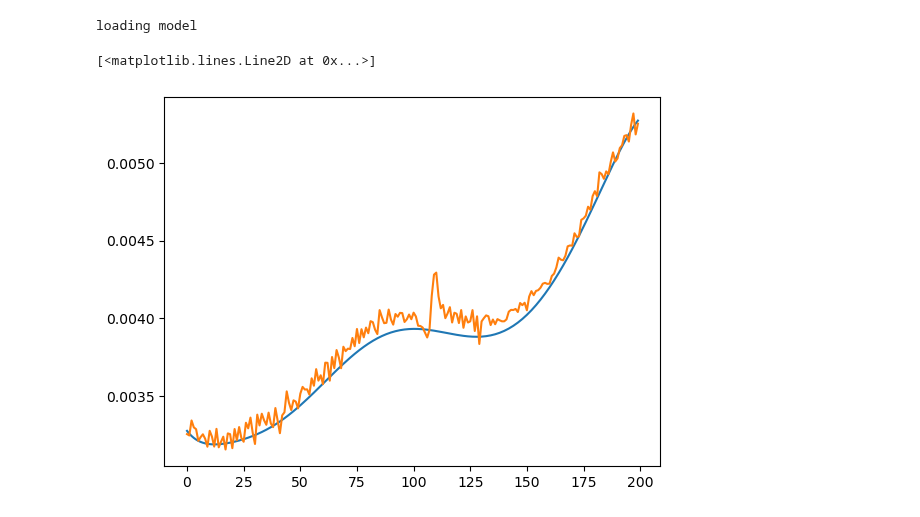
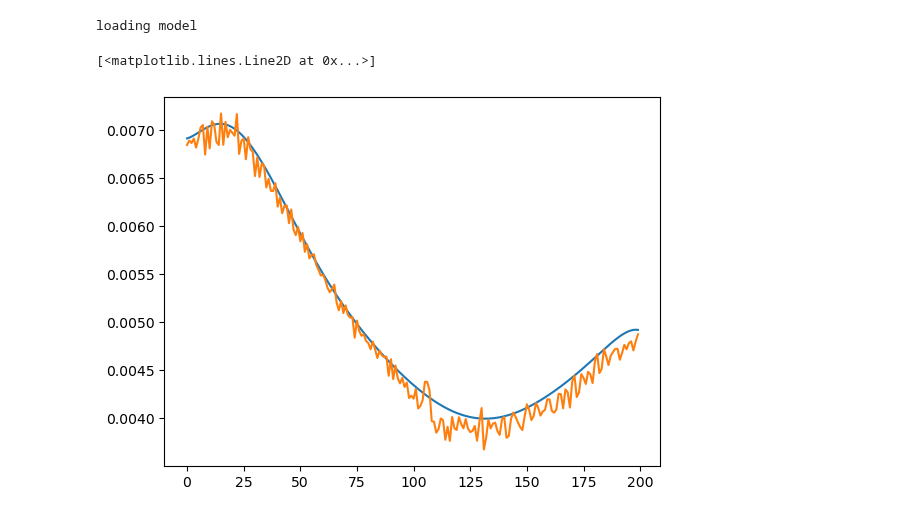
Before and after one commit to YooJung-Kim/PLred, a Jupyter notebook: PLred/examples/example_model_couplingmap/check_model_couplingmap.ipynb, the cells around one changed output. Drawn from its saved outputs; the diff is of its cells as text; code cells hidden in the pictures.

```diff
--- a/PLred/examples/example_model_couplingmap/check_model_couplingmap.ipynb
+++ b/PLred/examples/example_model_couplingmap/check_model_couplingmap.ipynb
@@ -31,8 +32,8 @@ mapmodel2 = mm.CouplingMapModel(model = 'test.fits')
 # %% [output]
 loading model
 # %%
-plt.plot(mapmodel2.all_modeled_recons[8,8,6,:])
-plt.plot(mapmodel2.normdata[8,8,6,:])
+plt.plot(mapmodel2.all_modeled_recons[8,8,1,:])
+plt.plot(mapmodel2.normdata[8,8,1,:])
 # %% [output]
 [<matplotlib.lines.Line2D at 0x...>]
-[figure, old version]
+[figure, new version]
```
Also changed, not shown: parts of 1 cell of this notebook, 1 other file.
